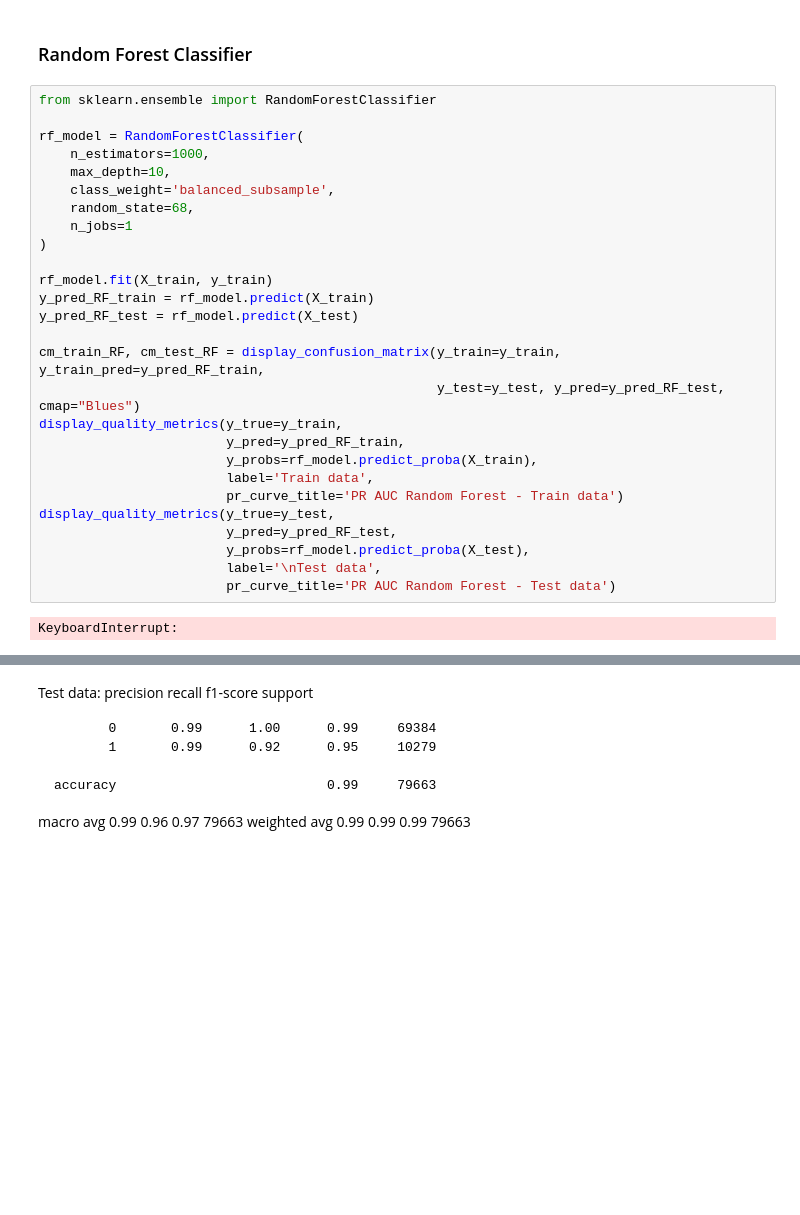
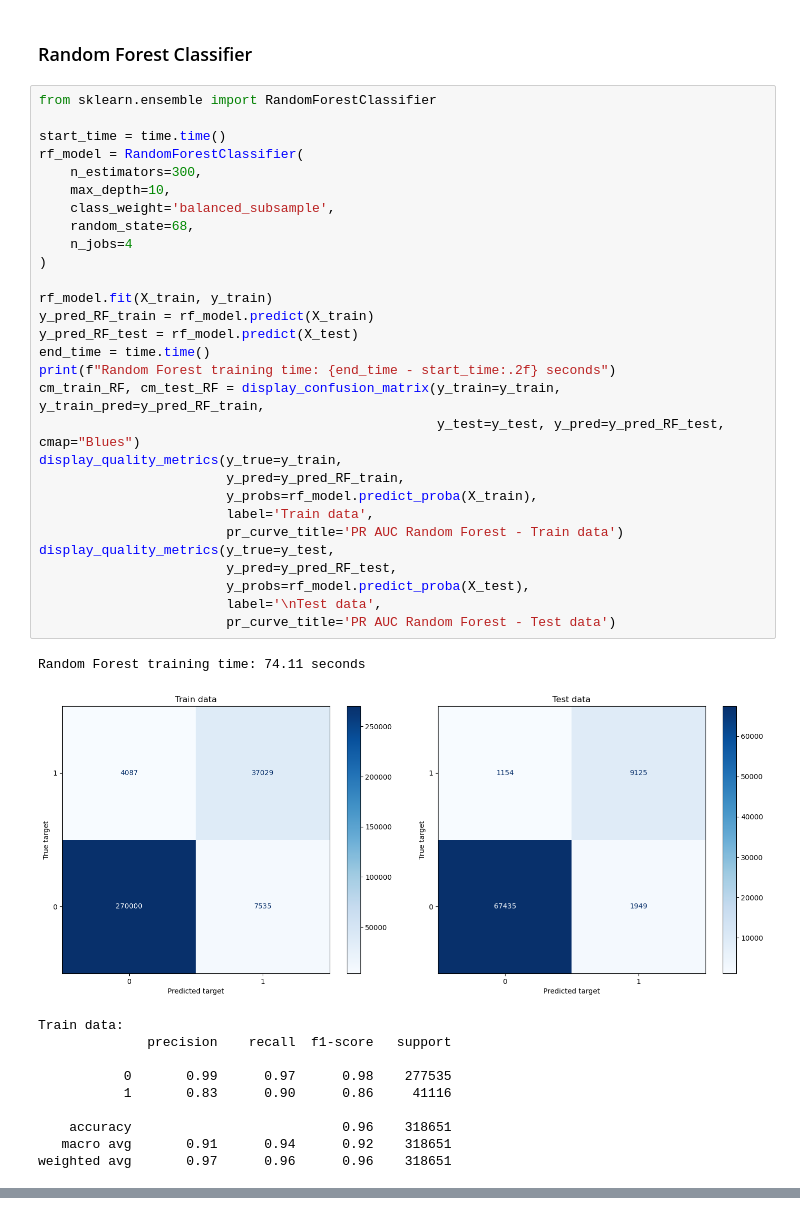
Before and after one commit to Radoslaw-Polak/Credit-Scoring-Modelling, a Jupyter notebook: test.ipynb, the cells around one changed output, grey strips where cells are left out. Saved outputs shown, nothing was run; the diff lists cells and outputs as text; blank space fills up the shorter version.

```diff
--- a/test.ipynb
+++ b/test.ipynb
@@ -723,29 +799,41 @@ KeyboardInterrupt:
 # %%
 from sklearn.ensemble import RandomForestClassifier
 
+start_time = time.time()
 rf_model = RandomForestClassifier(
-    n_estimators=1000,
+    n_estimators=300,
     max_depth=10,
     class_weight='balanced_subsample',
     random_state=68,
-    n_jobs=1
+    n_jobs=4
 )
 
 rf_model.fit(X_train, y_train)
 y_pred_RF_train = rf_model.predict(X_train)
 y_pred_RF_test = rf_model.predict(X_test)
-
+end_time = time.time()
+print(f"Random Forest training time: {end_time - start_time:.2f} seconds")
 cm_train_RF, cm_test_RF = display_confusion_matrix(y_train=y_train, y_train_pred=y_pred_RF_train,
                                                    y_test=y_test, y_pred=y_pred_RF_test, cmap="Blues")
 display_quality_metrics(y_true=y_train,
                         y_pred=y_pred_RF_train,
                         y_probs=rf_model.predict_proba(X_train),
                         label='Train data',
                         pr_curve_title='PR AUC Random Forest - Train data')
 display_quality_metrics(y_true=y_test,
                         y_pred=y_pred_RF_test,
                         y_probs=rf_model.predict_proba(X_test),
                         label='\nTest data',
                         pr_curve_title='PR AUC Random Forest - Test data')
 # %% [output]
-KeyboardInterrupt:
+Random Forest training time: 74.11 seconds
+[figure, added]
+Train data:
+              precision    recall  f1-score   support
+
+           0       0.99      0.97      0.98    277535
+           1       0.83      0.90      0.86     41116
+
+    accuracy                           0.96    318651
+   macro avg       0.91      0.94      0.92    318651
+weighted avg       0.97      0.96      0.96    318651
@@ -752,10 +850,0 @@ KeyboardInterrupt:
-# %% [markdown]
-Test data:
-              precision    recall  f1-score   support
-
-           0       0.99      1.00      0.99     69384
-           1       0.99      0.92      0.95     10279
-
-    accuracy                           0.99     79663
-   macro avg       0.99      0.96      0.97     79663
-weighted avg       0.99      0.99      0.99     79663
```
Also changed, not shown: parts of 14 cells of this notebook, 1 other file.
